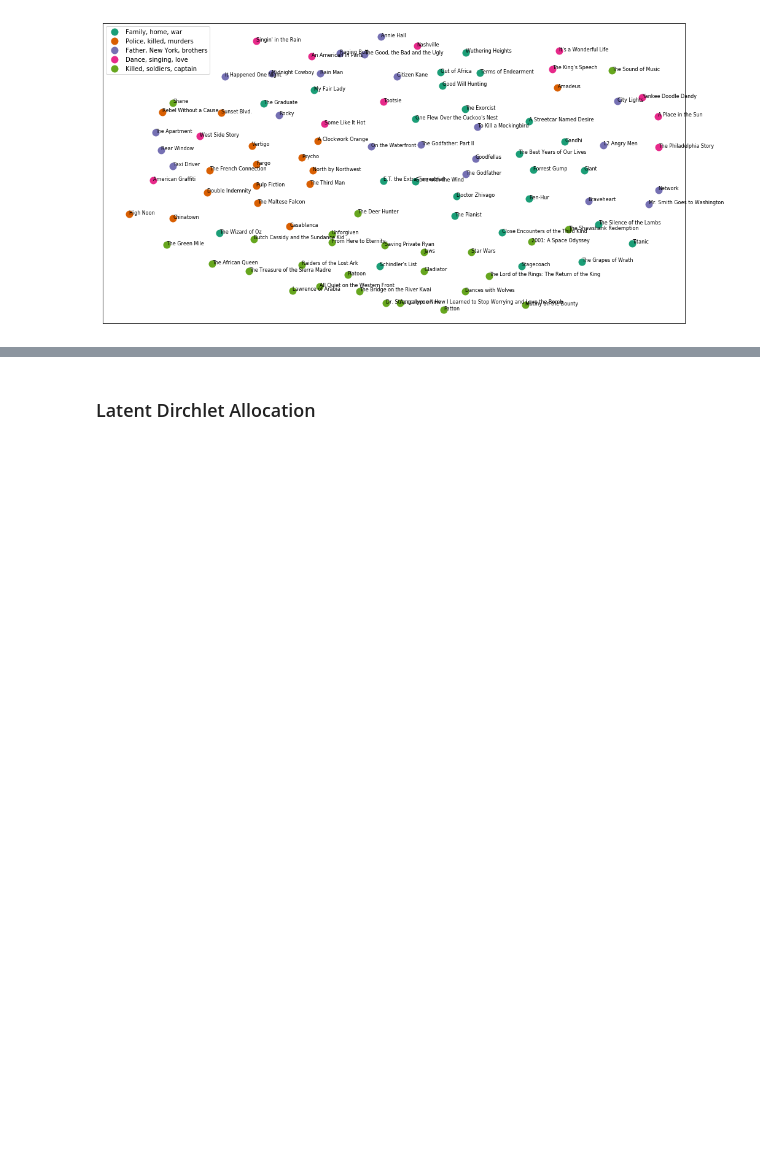
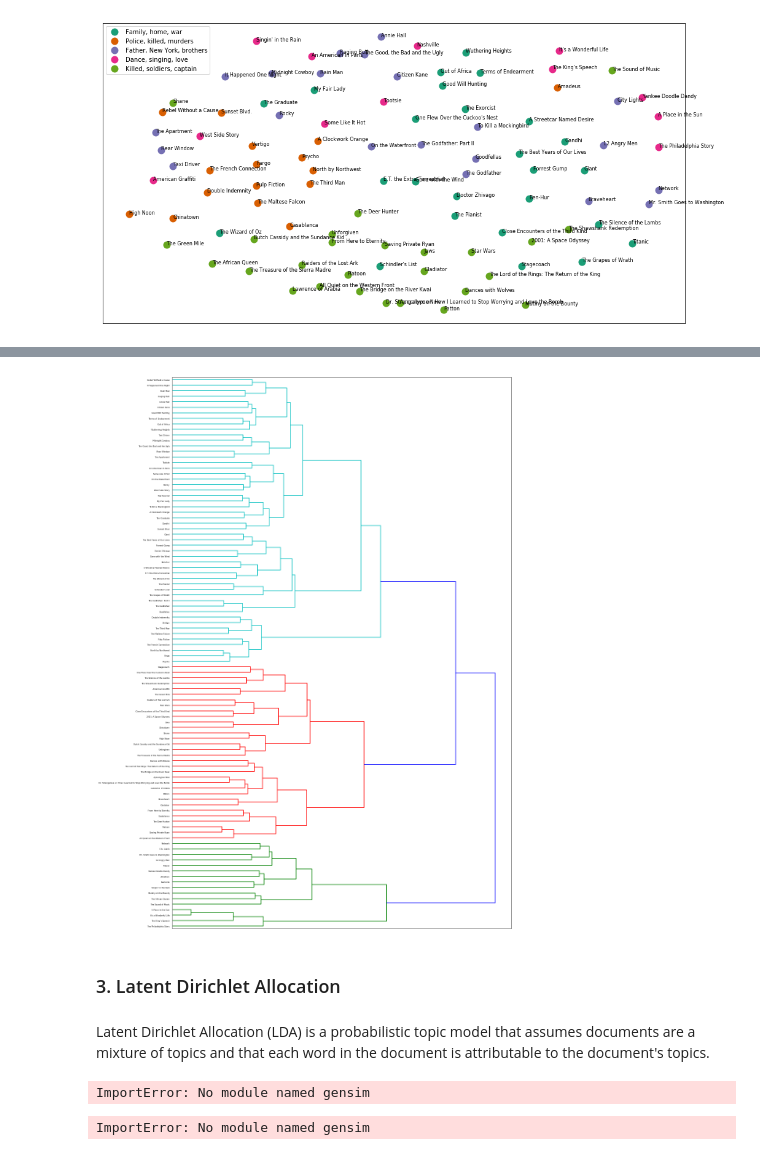
Before and after one commit to joship89/Text-Mining, a Jupyter notebook: Document Clustering in Python.ipynb, the cells around one changed output, grey strips where cells are left out. Saved outputs shown, nothing was run; the diff lists cells and outputs as text; code cells hidden in the pictures; blank space fills up the shorter version.

```diff
--- a/Document Clustering in Python.ipynb
+++ b/Document Clustering in Python.ipynb
@@ -340,0 +367,21 @@ plt.close()
+# %%
+from scipy.cluster.hierarchy import ward, dendrogram
+
+linkage_matrix = ward(dist)
+
+fig, ax = plt.subplots(figsize = (15,20)) #set size
+x = dendrogram(linkage_matrix, orientation = "right", labels = titles);
+
+plt.tick_params(\
+    axis= 'x',          # changes apply to the x-axis
+    which='both',      # both major and minor ticks are affected
+    bottom='off',      # ticks along the bottom edge are off
+    top='off',         # ticks along the top edge are off
+    labelbottom='off')
+
+plt.tight_layout() #show plot with tight layout
+
+#uncomment below to save figure
+plt.savefig('ward_clusters.png', dpi=200) #save figure as ward_clusters
+# %% [output]
+[figure, added]
@@ -341,2 +390,36 @@ plt.close()
 # %% [markdown]
-### Latent Dirchlet Allocation
+### 3. Latent Dirichlet Allocation
+# %% [markdown]
+Latent Dirichlet Allocation (LDA) is a probabilistic topic model that assumes documents are a mixture of topics and that each word in the document is attributable to the document's topics.
+# %%
+#function to removing any proper names from a text
+import string
+def strip_proppers(text):
+    # first tokenize by sentence, then by word to ensure that punctuation is caught as it's own token
+    tokens = [word for sent in nltk.sent_tokenize(text) for word in nltk.word_tokenize(sent) if word.islower()]
+    return "".join([" "+i if not i.startswith("'") and i not in string.punctuation else i for i in tokens]).strip()
+
+# removing stop words, proper nouns and tokenization
+from gensim import corpora, models, similarities
+
+#remove proper names
+%time preprocess = [strip_proppers(doc) for doc in synopses]
+
+#tokenize
+%time tokenized_text = [tokenize_and_stem(text) for text in preprocess]
+
+#remove stop words
+%time texts = [[word for word in text if word not in stopwords] for text in tokenized_text]
+# %% [output]
+ImportError: No module named gensim
+# %%
+#create a Gensim dictionary from the texts
+dictionary = corpora.Dictionary(texts)
+
+#remove extremes (similar to the min/max df step used when creating the tf-idf matrix)
+dictionary.filter_extremes(no_below=1, no_above=0.8)
+
+#convert the dictionary to a bag of words corpus for reference
+corpus = [dictionary.doc2bow(text) for text in texts]
+# %% [output]
+ImportError: No module named gensim
```
Also changed, not shown: parts of 40 cells of this notebook.
